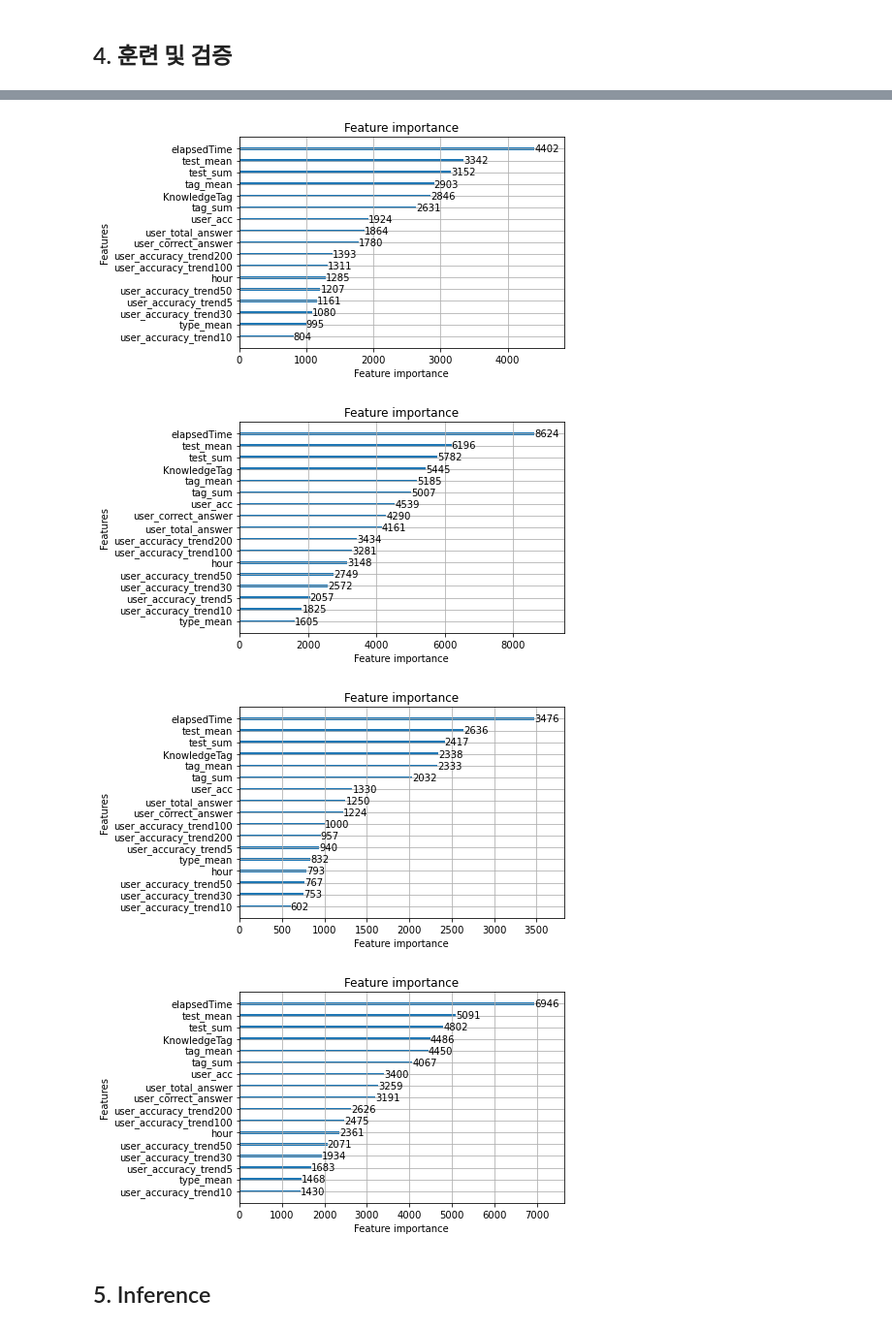
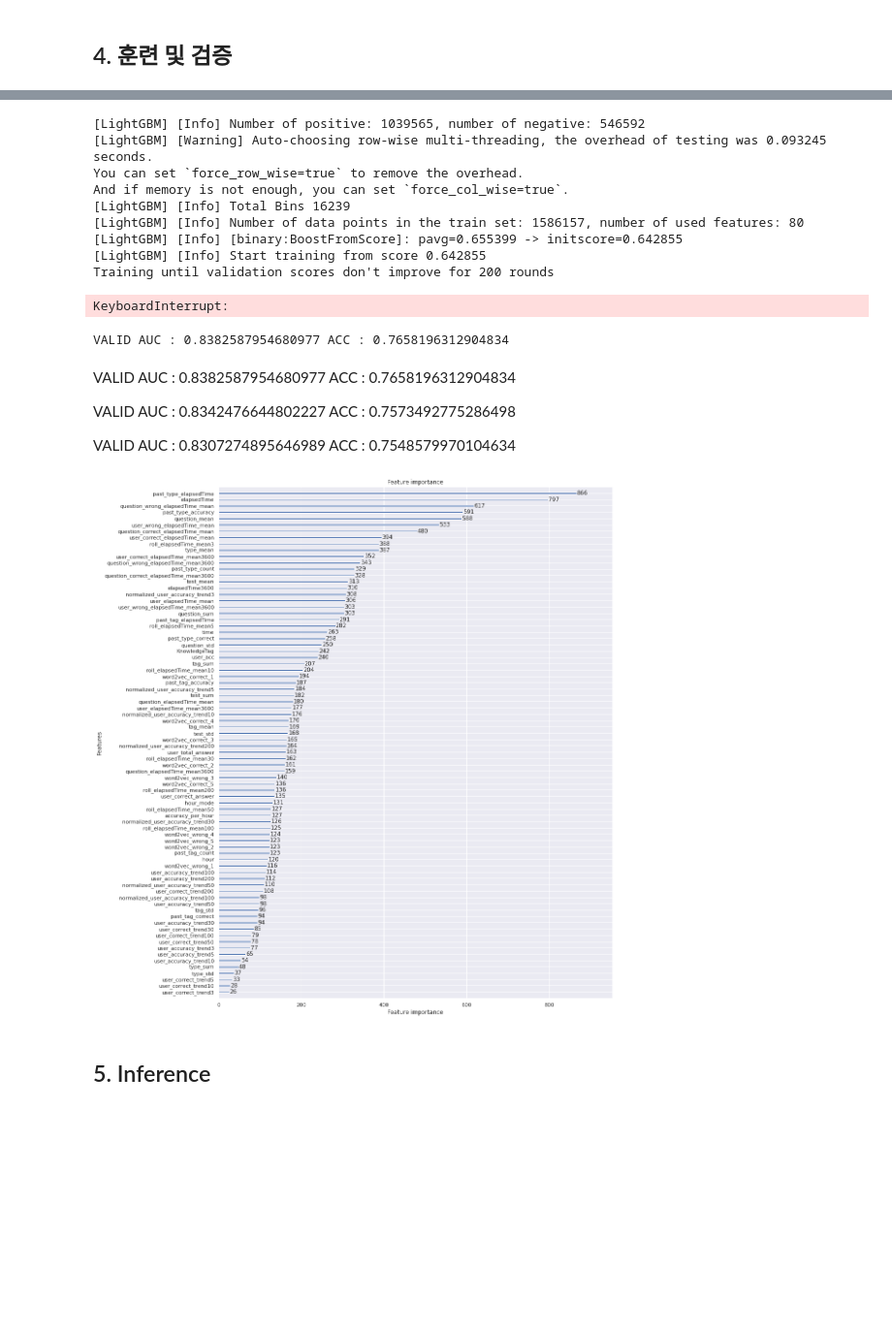
Before and after one commit to boostcampaitech3/level2-dkt-level2-recsys-02, a Jupyter notebook: notebooks/LGBM.ipynb, the cells around one changed output, grey strips where cells are left out. Shown at 97% size. Cells and saved outputs as stored; diff of their text form; code cells hidden in the pictures; blank space fills up the shorter version.

```diff
--- a/notebooks/LGBM.ipynb
+++ b/notebooks/LGBM.ipynb
@@ -136,4 +314,8 @@ def custom_train_test_split(df, user_ids=[], ratio=0.8, split=True):
 # DROP ANSWERCODE
 test_df = fe_df[fe_df['answerCode'] == -1]
 test_df = test_df.drop(['answerCode'], axis=1)
-train_df = fe_df[fe_df['answerCode'] != -1]
+test_users = test_df['userID'].unique()
+
+train_cond1 = fe_df['answerCode'] != -1
+train_cond2 = fe_df['userID'].isin(test_users) == False
+train_df = fe_df[train_cond1 & train_cond2]
@@ -143,0 +462,4 @@ train_df = fe_df[fe_df['answerCode'] != -1]
+# %%
+lgb_train = lgb.Dataset(train[FEATS], y_train)
+lgb_test = lgb.Dataset(test[FEATS], y_test)
+print(f'Number of Features: {len(FEATS)}')
@@ -280,12 +470,42 @@ TOTAL VALID AUC : 0.785335323921743 ACC : 0.7121751370808849
+# %%
+model = lgb.train(
+    {'objective': 'binary'},
+    lgb_train,
+    valid_sets=[lgb_train, lgb_test],
+    verbose_eval=100,
+    num_boost_round=10000,
+    early_stopping_rounds=200
+)
+# %% [output]
+[LightGBM] [Info] Number of positive: 1039565, number of negative: 546592
+[LightGBM] [Warning] Auto-choosing row-wise multi-threading, the overhead of testing was 0.093245 seconds.
+You can set `force_row_wise=true` to remove the overhead.
+And if memory is not enough, you can set `force_col_wise=true`.
+[LightGBM] [Info] Total Bins 16239
+[LightGBM] [Info] Number of data points in the train set: 1586157, number of used features: 80
+[LightGBM] [Info] [binary:BoostFromScore]: pavg=0.655399 -> initscore=0.642855
+[LightGBM] [Info] Start training from score 0.642855
+Training until validation scores don't improve for 200 rounds
+KeyboardInterrupt:
+# %%
+preds = model.predict(test[FEATS])
+acc = accuracy_score(y_test, np.where(preds >= 0.5, 1, 0))
+auc = roc_auc_score(y_test, preds)
+
+print(f'VALID AUC : {auc} ACC : {acc}\n')
+# %% [output]
+VALID AUC : 0.8382587954680977 ACC : 0.7658196312904834
+# %% [markdown]
+VALID AUC : 0.8382587954680977 ACC : 0.7658196312904834
+
+VALID AUC : 0.8342476644802227 ACC : 0.7573492775286498
+
+VALID AUC : 0.8307274895646989 ACC : 0.7548579970104634
 # %%
 # INSTALL MATPLOTLIB IN ADVANCE
-for model in total_model:
-    _ = lgb.plot_importance(model, max_num_features=len(FEATS))
+_ = lgb.plot_importance(model, figsize=(15,20))
 # %% [output]
-[figure, old version]
+[figure, new version]
-[figure, removed]
-[figure, removed]
-[figure, removed]
 # %% [markdown]
 ## 5. Inference
 # %%
```
Also changed, not shown: parts of 15 cells of this notebook.
